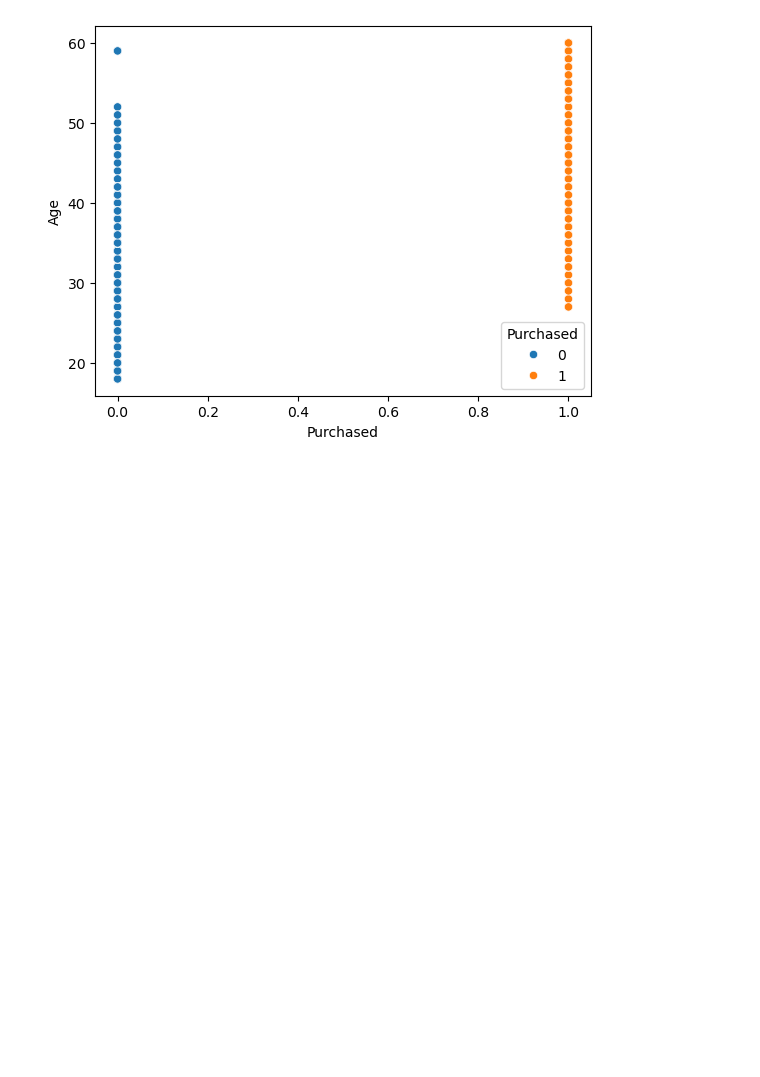
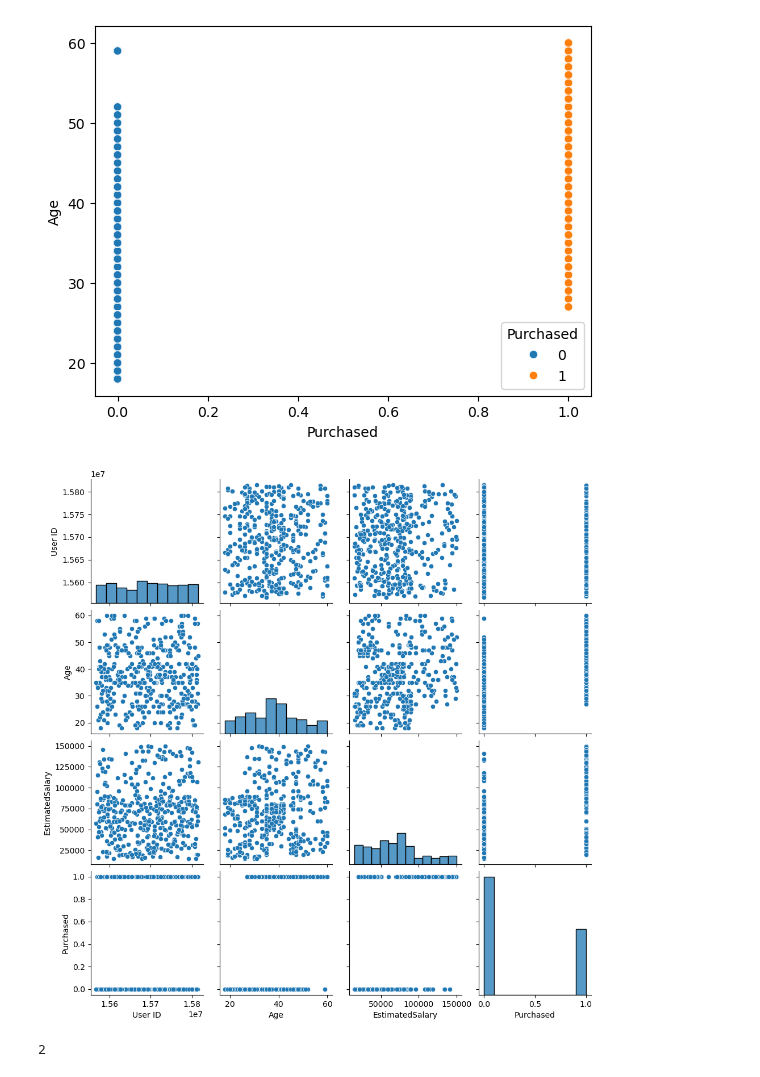
Before and after one commit to SandeshKhatiwada05/Data-Science-And-Machine-Learning-Course, a Jupyter notebook: 31_Binary_Class_Classiciation_For_Multiple_Input.ipynb, the cells around one changed output. Saved outputs shown, nothing was run; the diff lists cells and outputs as text; code cells hidden in the pictures; blank space fills up the shorter version.

```diff
--- a/31_Binary_Class_Classiciation_For_Multiple_Input.ipynb
+++ b/31_Binary_Class_Classiciation_For_Multiple_Input.ipynb
@@ -17,3 +17,8 @@ sns.scatterplot(data=dataset, x="Purchased" ,y="Age", hue="Purchased")
 # %% [output]
 <Axes: xlabel='Purchased', ylabel='Age'>
 [figure]
+# %%
+sns.pairplot(data=dataset)
+plt.show()
+# %% [output]
+[figure, added]
@@ -19,0 +27,6 @@ sns.scatterplot(data=dataset, x="Purchased" ,y="Age", hue="Purchased")
+# %%
+X = dataset[["EstimatedSalary", "Age"]]
+y = dataset["Purchased"]
+X.ndim
+# %% [output]
+2
```
Also changed, not shown: parts of 7 cells of this notebook.
